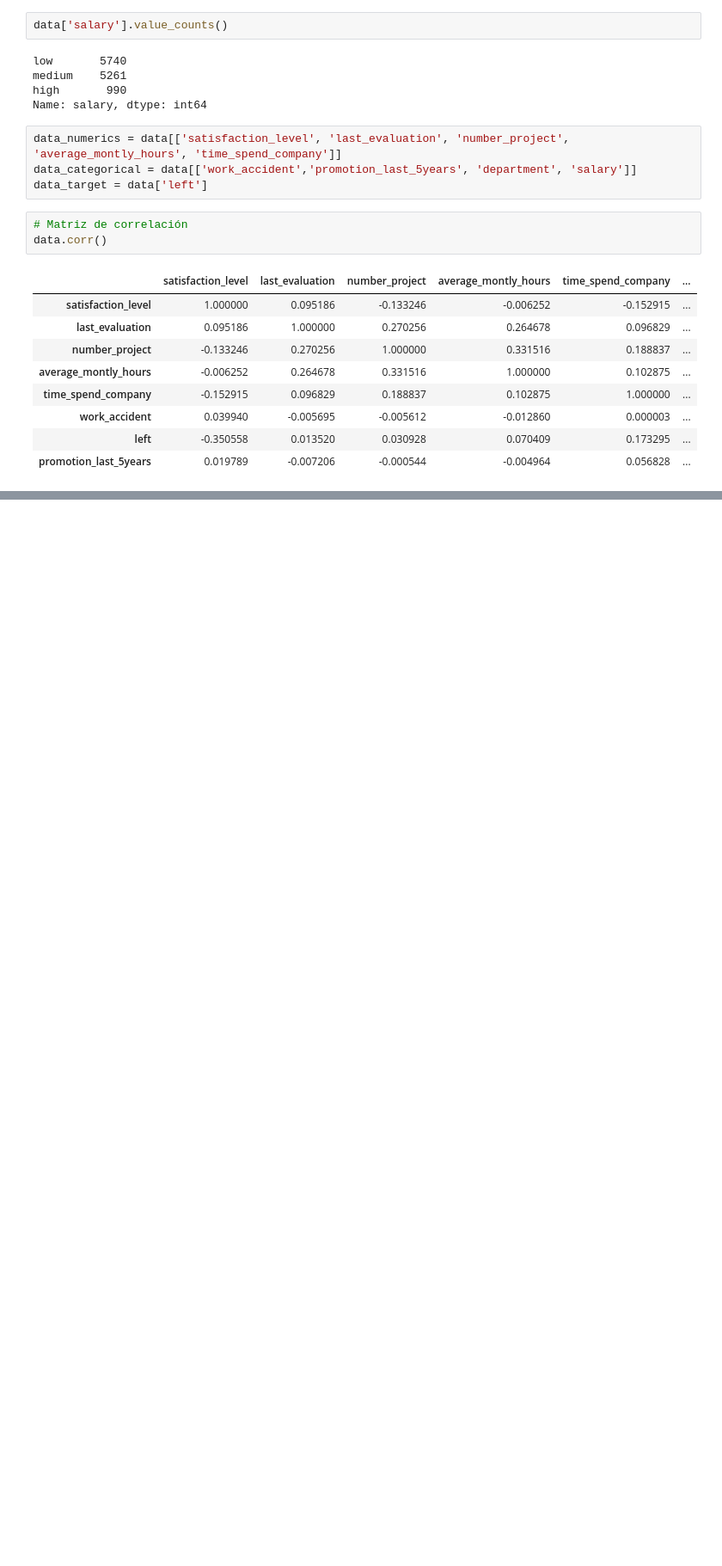
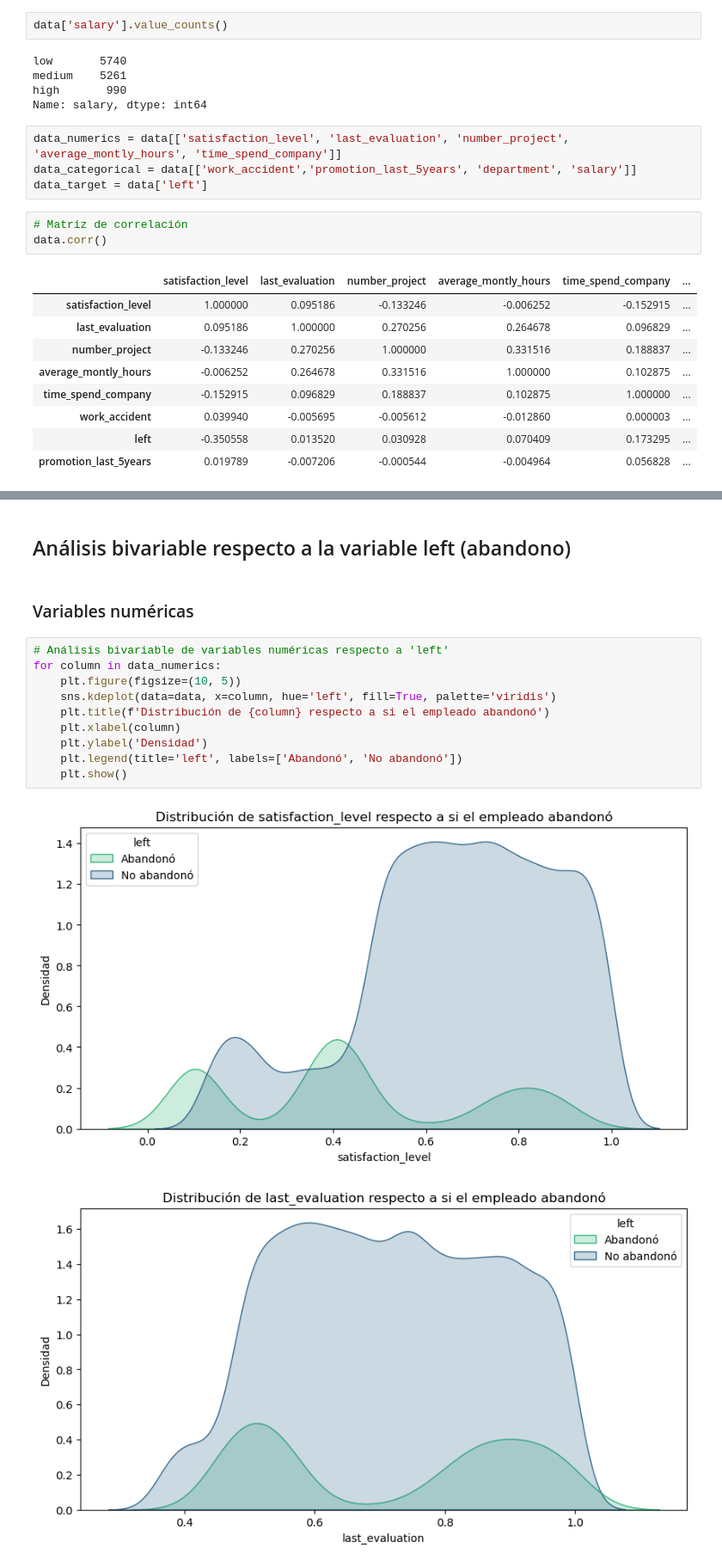
Before and after one commit to LOA395/how_to_prevent_employee_burnout, a Jupyter notebook: main.ipynb, the cells around one changed output, grey strips where cells are left out. Shown at 86% size. Drawn from its saved outputs; the diff is of its cells as text; blank space fills up the shorter version.

```diff
--- a/main.ipynb
+++ b/main.ipynb
@@ -150,0 +172,17 @@ data.corr()
+# %% [markdown]
+## Análisis bivariable respecto a la variable left (abandono)
+# %% [markdown]
+### Variables numéricas
+# %%
+# Análisis bivariable de variables numéricas respecto a 'left'
+for column in data_numerics:
+    plt.figure(figsize=(10, 5))
+    sns.kdeplot(data=data, x=column, hue='left', fill=True, palette='viridis')
+    plt.title(f'Distribución de {column} respecto a si el empleado abandonó')
+    plt.xlabel(column)
+    plt.ylabel('Densidad')
+    plt.legend(title='left', labels=['Abandonó', 'No abandonó'])
+    plt.show()
+# %% [output]
+[figure, added]
+[figure, added]
```
Also changed, not shown: parts of 6 cells of this notebook.
